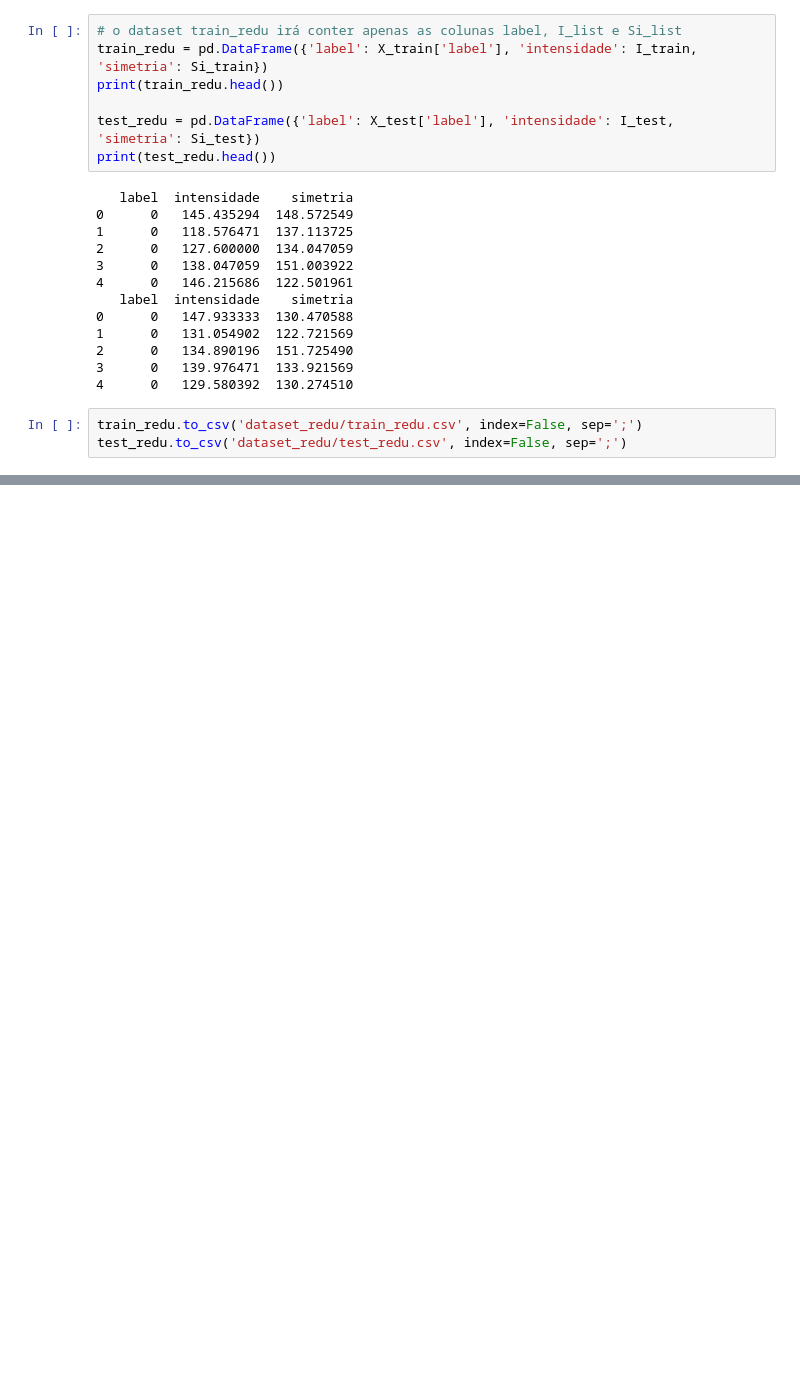
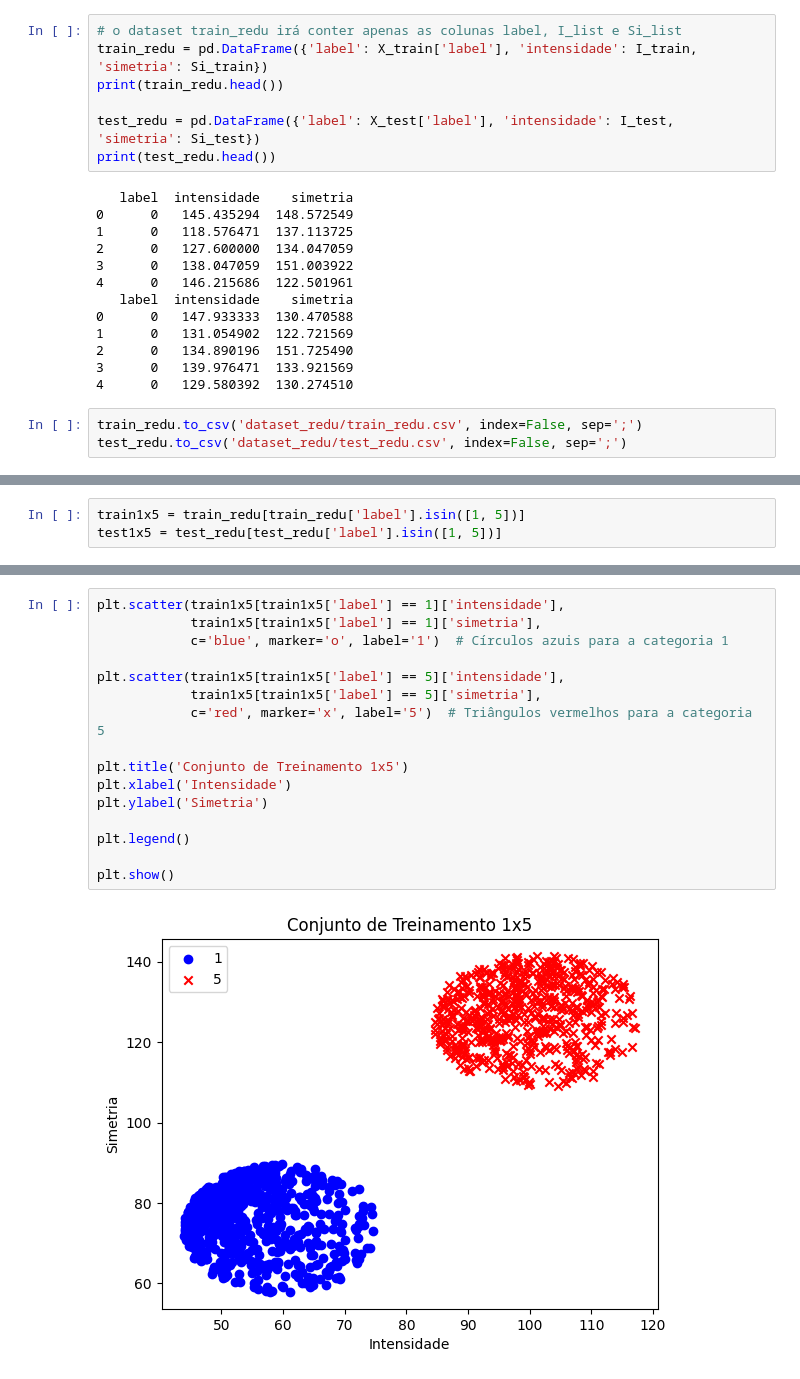
Before and after one commit to mariabandeira/Reconhecimento-de-Digitos, a Jupyter notebook: MiniProjeto_ML.ipynb, the cells around one changed output, grey strips where cells are left out. Cells and saved outputs as stored; diff of their text form; blank space fills up the shorter version.

Commit message:
train1x5

```diff
--- a/MiniProjeto_ML.ipynb
+++ b/MiniProjeto_ML.ipynb
@@ -153,0 +162,3 @@ test_redu.to_csv('dataset_redu/test_redu.csv', index=False, sep=';')
+# %%
+train1x5 = train_redu[train_redu['label'].isin([1, 5])]
+test1x5 = test_redu[test_redu['label'].isin([1, 5])]
@@ -153,0 +190,18 @@ test_redu.to_csv('dataset_redu/test_redu.csv', index=False, sep=';')
+# %%
+plt.scatter(train1x5[train1x5['label'] == 1]['intensidade'],
+            train1x5[train1x5['label'] == 1]['simetria'],
+            c='blue', marker='o', label='1')  # Círculos azuis para a categoria 1
+
+plt.scatter(train1x5[train1x5['label'] == 5]['intensidade'],
+            train1x5[train1x5['label'] == 5]['simetria'],
+            c='red', marker='x', label='5')  # Triângulos vermelhos para a categoria 5
+
+plt.title('Conjunto de Treinamento 1x5')
+plt.xlabel('Intensidade')
+plt.ylabel('Simetria')
+
+plt.legend()
+
+plt.show()
+# %% [output]
+[figure, added]
```
Also changed, not shown: parts of 14 cells of this notebook.
